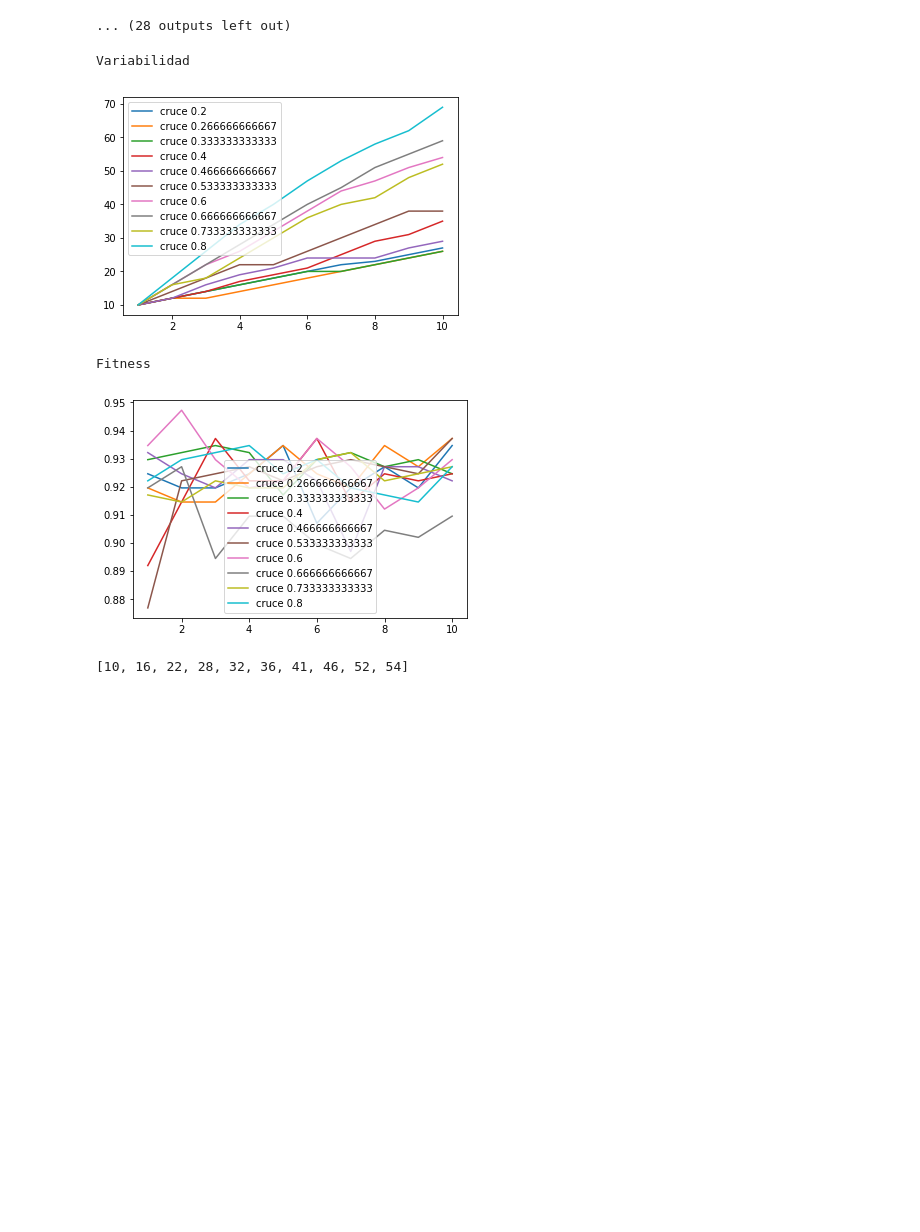
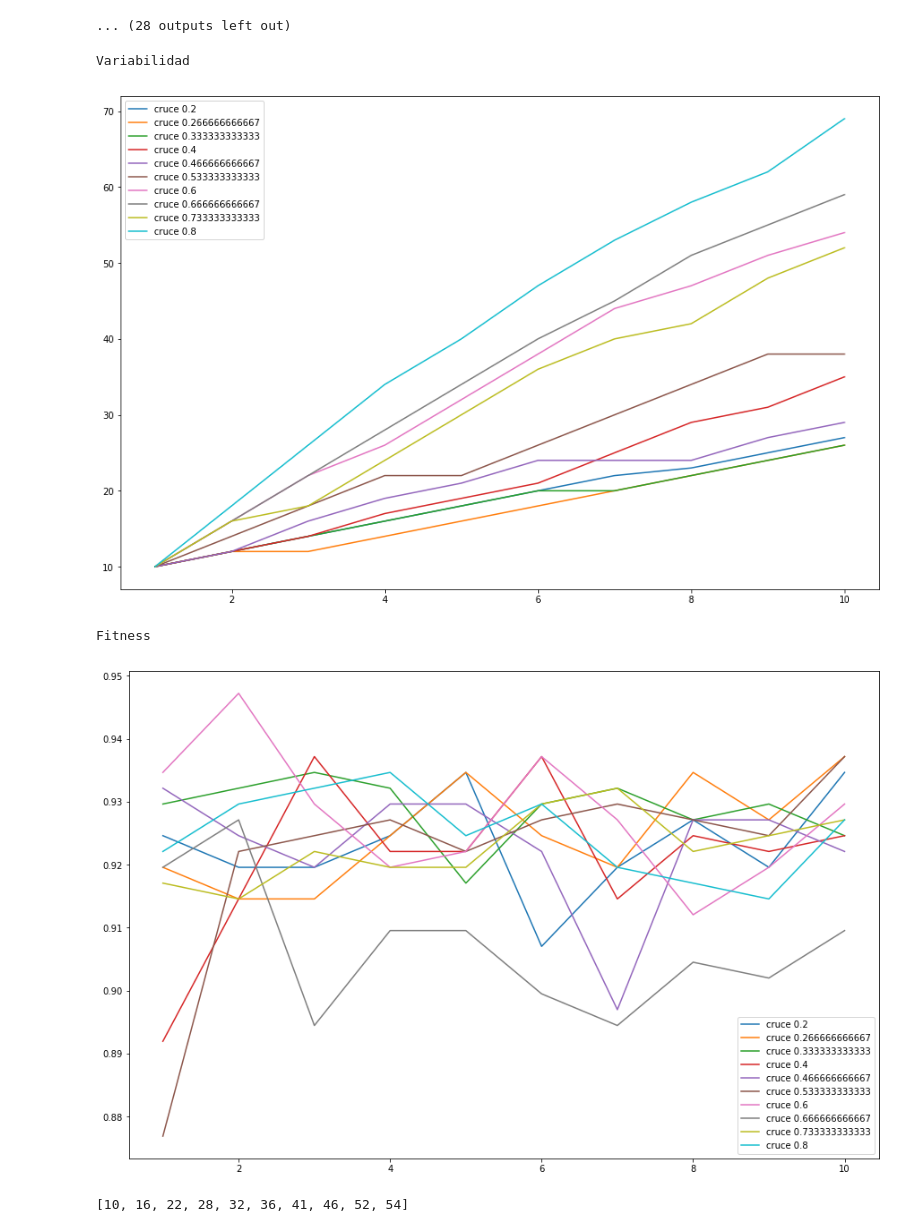
Before and after one commit to Darktris/FAA, a Jupyter notebook: Practica_3.ipynb, the cells around one changed output. Saved outputs shown, nothing was run; the diff lists cells and outputs as text; code cells hidden in the pictures; blank space fills up the shorter version.

```diff
--- a/Practica_3.ipynb
+++ b/Practica_3.ipynb
@@ -80,32 +80,32 @@ Fitness
 [figure]
 ... (28 outputs left out)
 # %%
-plt.figure()
+plt.figure(figsize=(15,10))
 
 
 print("Variabilidad")
 for p,variabilidades in zip(probs,l_variabilidades):
 
     plt.plot(generaciones,variabilidades,label="cruce " + str(p))
 
 plt.legend()
 plt.show()
 plt.close()
-plt.figure()
+plt.figure(figsize=(15,10))
 
 print("Fitness")
 for p,historico_best_fits in zip(probs,l_historicos):
 
     plt.plot(generaciones,historico_best_fits,label="cruce " + str(p))
 
 plt.legend()
 plt.show()
 plt.close()
 # %% [output]
 Variabilidad
-[figure, old version]
+[figure, new version]
 Fitness
-[figure, old version]
+[figure, new version]
 # %%
 generaciones = np.arange(1,len(variabilidades)+1)
 print(variabilidades)
```
Also changed, not shown: 1 other file.
